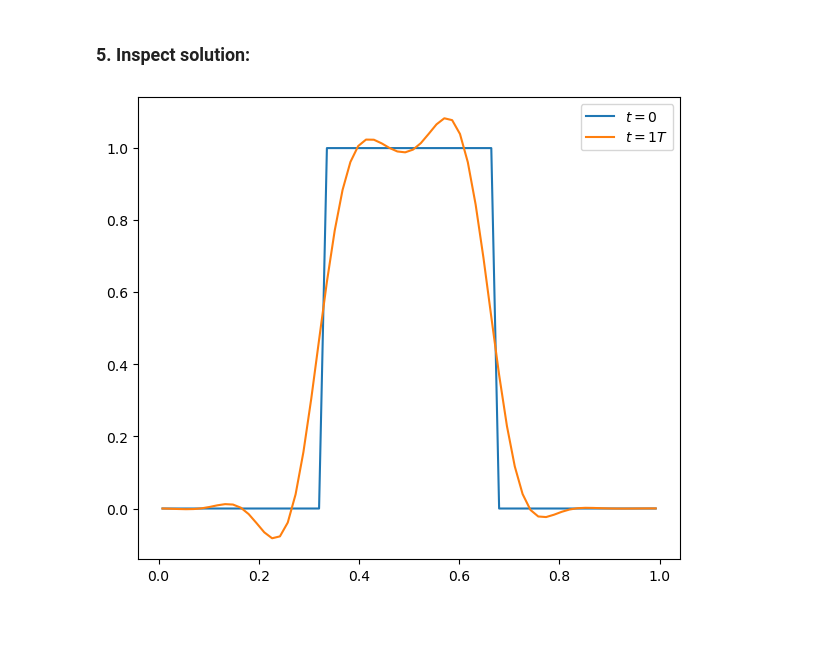
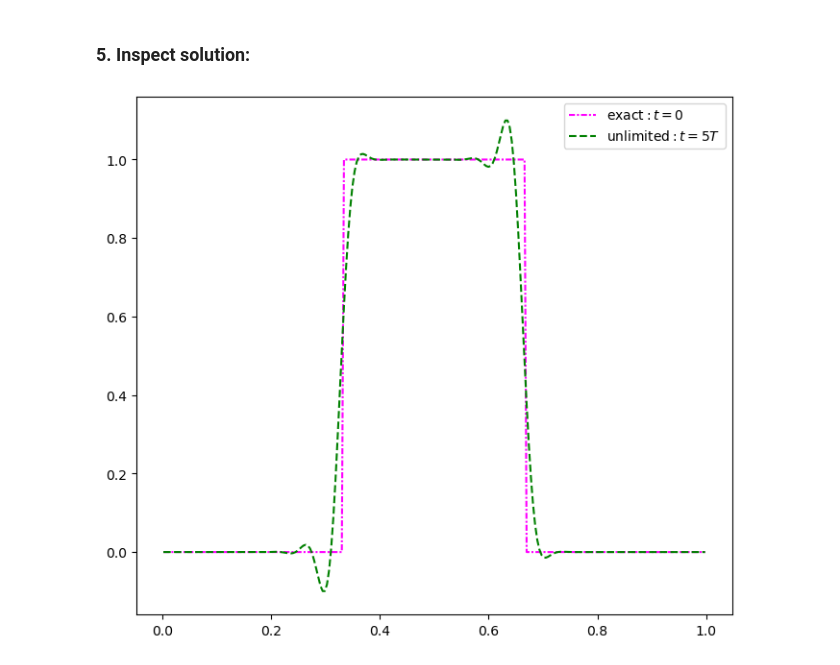
Before and after one commit to wbandabarragan/computational-physics-2, a Jupyter notebook: unit-3/315-finite-volume-implementation.ipynb, the cells around one changed output. Cells and saved outputs as stored; diff of their text form; code cells hidden in the pictures; blank space fills up the shorter version.

```diff
--- a/unit-3/315-finite-volume-implementation.ipynb
+++ b/unit-3/315-finite-volume-implementation.ipynb
@@ -11,7 +13,7 @@ xmin = 0.
 xmax = 1.
 
 # Number of cells
-nx = 64
+nx = 256
 
 # Number of ghost cells on each side
 ng = 2
@@ -159,12 +161,11 @@ while t < tmax:
 # %%
 # Plotting the initial condition
 
-plt.figure(figsize=(7,6))
+plt.figure(figsize=(8,7))
 
-plt.plot(x[ilo:ihi+1], ainit[ilo:ihi+1], label = r"$t=0$")
-plt.plot(x[ilo:ihi+1], a[ilo:ihi+1], label = r"$t=1 T$")
-
+plt.plot(x[ilo:ihi+1], ainit[ilo:ihi+1], color = "magenta", linestyle = (0, (3, 1, 1, 1)), label = r"${\rm exact}: t=0$")
+plt.plot(x[ilo:ihi+1], a[ilo:ihi+1], color = "green", linestyle = "--", label = r"${\rm unlimited}: t=5 T$")
 plt.legend()
 plt.show()
 # %% [output]
-[figure, old version]
+[figure, new version]
```
Also changed, not shown: parts of 2 cells of this notebook.
